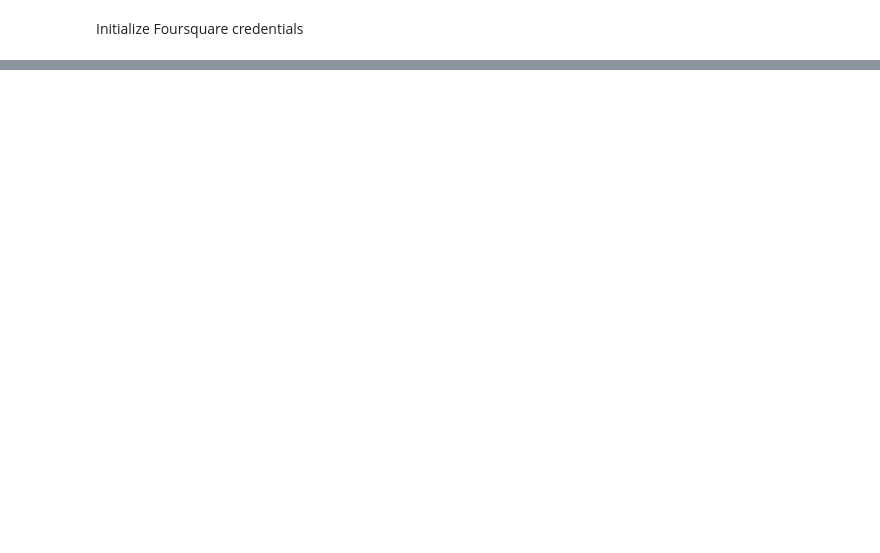
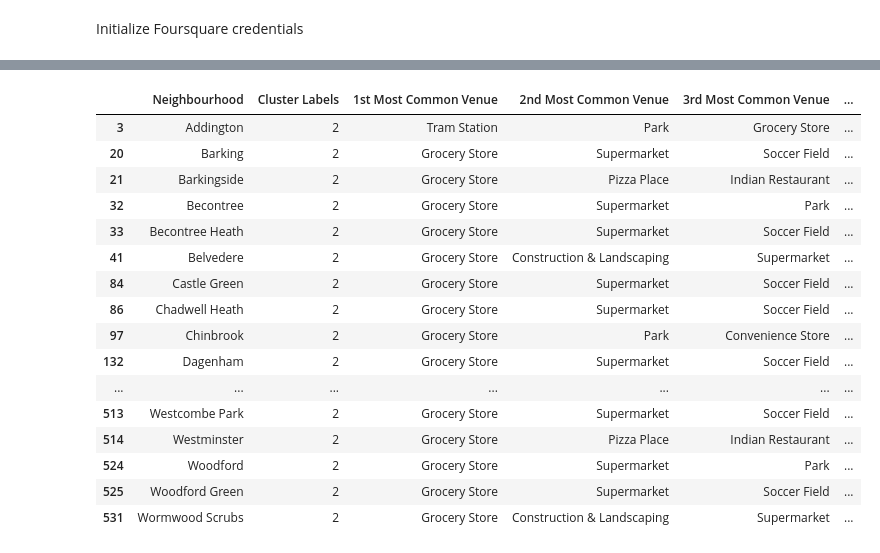
Before and after one commit to daUnborn/ibm-data-science-capstone, a Jupyter notebook: Capstone_week 2 - The Battle of the neighbourhoods.ipynb, the cells around one changed output, grey strips where cells are left out. Drawn from its saved outputs; the diff is of its cells as text; code cells hidden in the pictures; blank space fills up the shorter version.

```diff
--- a/Capstone_week 2 - The Battle of the neighbourhoods.ipynb
+++ b/Capstone_week 2 - The Battle of the neighbourhoods.ipynb
@@ -520,0 +598,20 @@ df_locations.head(15)
+# %%
+df_merged.loc[(df_merged['Cluster Labels'] == 2) & (df_merged['City'] == "London"), df_merged.columns[[2] + list(range(6, df_merged.shape[1]))]]
+# %% [output]
+|  | Neighbourhood | Cluster Labels | 1st Most Common Venue | 2nd Most Common Venue | 3rd Most Common Venue | ... |
+| 3 | Addington | 2 | Tram Station | Park | Grocery Store | ... |
+| 20 | Barking | 2 | Grocery Store | Supermarket | Soccer Field | ... |
+| 21 | Barkingside | 2 | Grocery Store | Pizza Place | Indian Restaurant | ... |
+| 32 | Becontree | 2 | Grocery Store | Supermarket | Park | ... |
+| 33 | Becontree Heath | 2 | Grocery Store | Supermarket | Soccer Field | ... |
+| 41 | Belvedere | 2 | Grocery Store | Construction & Landscaping | Supermarket | ... |
+| 84 | Castle Green | 2 | Grocery Store | Supermarket | Soccer Field | ... |
+| 86 | Chadwell Heath | 2 | Grocery Store | Supermarket | Soccer Field | ... |
+| 97 | Chinbrook | 2 | Grocery Store | Park | Convenience Store | ... |
+| 132 | Dagenham | 2 | Grocery Store | Supermarket | Soccer Field | ... |
+| ... | ... | ... | ... | ... | ... | ... |
+| 513 | Westcombe Park | 2 | Grocery Store | Supermarket | Soccer Field | ... |
+| 514 | Westminster | 2 | Grocery Store | Pizza Place | Indian Restaurant | ... |
+| 524 | Woodford | 2 | Grocery Store | Supermarket | Park | ... |
+| 525 | Woodford Green | 2 | Grocery Store | Supermarket | Soccer Field | ... |
+| 531 | Wormwood Scrubs | 2 | Grocery Store | Construction & Landscaping | Supermarket | ... |
```
Also changed, not shown: parts of 74 cells of this notebook.
